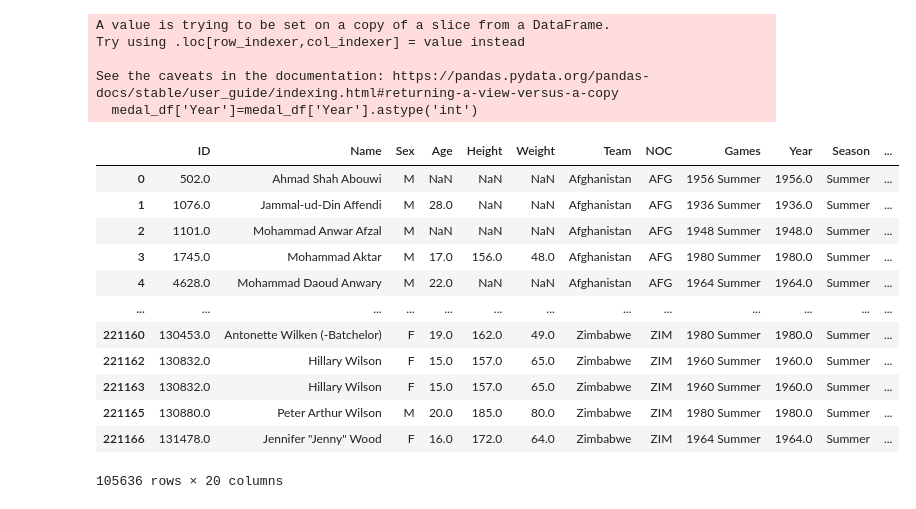
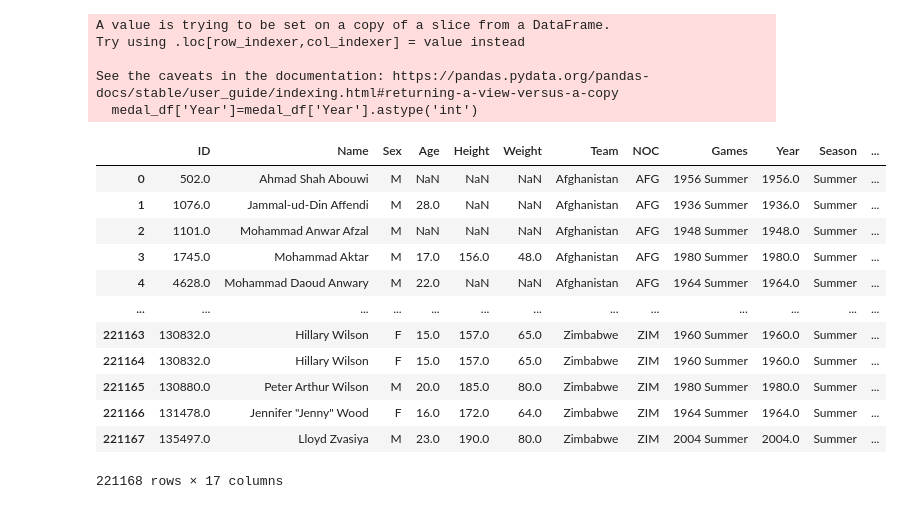
Before and after one commit to ZataraHere/Exploratory-Data-Analysis, a Jupyter notebook: olympics data analysis.ipynb, the cells around one changed output. Cells and saved outputs as stored; diff of their text form; code cells hidden in the pictures.

```diff
--- a/olympics data analysis.ipynb
+++ b/olympics data analysis.ipynb
@@ -245,18 +245,18 @@ Try using .loc[row_indexer,col_indexer] = value instead
 See the caveats in the documentation: https://pandas.pydata.org/pandas-docs/stable/user_guide/indexing.html#returning-a-view-versus-a-copy
   medal_df['Year']=medal_df['Year'].astype('int')
 # %%
-medal_df
+df
 # %% [output]
 |  | ID | Name | Sex | Age | Height | Weight | Team | NOC | Games | Year | Season | ... |
 | 0 | 502.0 | Ahmad Shah Abouwi | M | NaN | NaN | NaN | Afghanistan | AFG | 1956 Summer | 1956.0 | Summer | ... |
 | 1 | 1076.0 | Jammal-ud-Din Affendi | M | 28.0 | NaN | NaN | Afghanistan | AFG | 1936 Summer | 1936.0 | Summer | ... |
 | 2 | 1101.0 | Mohammad Anwar Afzal | M | NaN | NaN | NaN | Afghanistan | AFG | 1948 Summer | 1948.0 | Summer | ... |
 | 3 | 1745.0 | Mohammad Aktar | M | 17.0 | 156.0 | 48.0 | Afghanistan | AFG | 1980 Summer | 1980.0 | Summer | ... |
 | 4 | 4628.0 | Mohammad Daoud Anwary | M | 22.0 | NaN | NaN | Afghanistan | AFG | 1964 Summer | 1964.0 | Summer | ... |
 | ... | ... | ... | ... | ... | ... | ... | ... | ... | ... | ... | ... | ... |
-| 221160 | 130453.0 | Antonette Wilken (-Batchelor) | F | 19.0 | 162.0 | 49.0 | Zimbabwe | ZIM | 1980 Summer | 1980.0 | Summer | ... |
-| 221162 | 130832.0 | Hillary Wilson | F | 15.0 | 157.0 | 65.0 | Zimbabwe | ZIM | 1960 Summer | 1960.0 | Summer | ... |
 | 221163 | 130832.0 | Hillary Wilson | F | 15.0 | 157.0 | 65.0 | Zimbabwe | ZIM | 1960 Summer | 1960.0 | Summer | ... |
+| 221164 | 130832.0 | Hillary Wilson | F | 15.0 | 157.0 | 65.0 | Zimbabwe | ZIM | 1960 Summer | 1960.0 | Summer | ... |
 | 221165 | 130880.0 | Peter Arthur Wilson | M | 20.0 | 185.0 | 80.0 | Zimbabwe | ZIM | 1980 Summer | 1980.0 | Summer | ... |
 | 221166 | 131478.0 | Jennifer "Jenny" Wood | F | 16.0 | 172.0 | 64.0 | Zimbabwe | ZIM | 1964 Summer | 1964.0 | Summer | ... |
+| 221167 | 135497.0 | Lloyd Zvasiya | M | 23.0 | 190.0 | 80.0 | Zimbabwe | ZIM | 2004 Summer | 2004.0 | Summer | ... |
-105636 rows × 20 columns
+221168 rows × 17 columns
```
Also changed, not shown: parts of 8 cells of this notebook.
